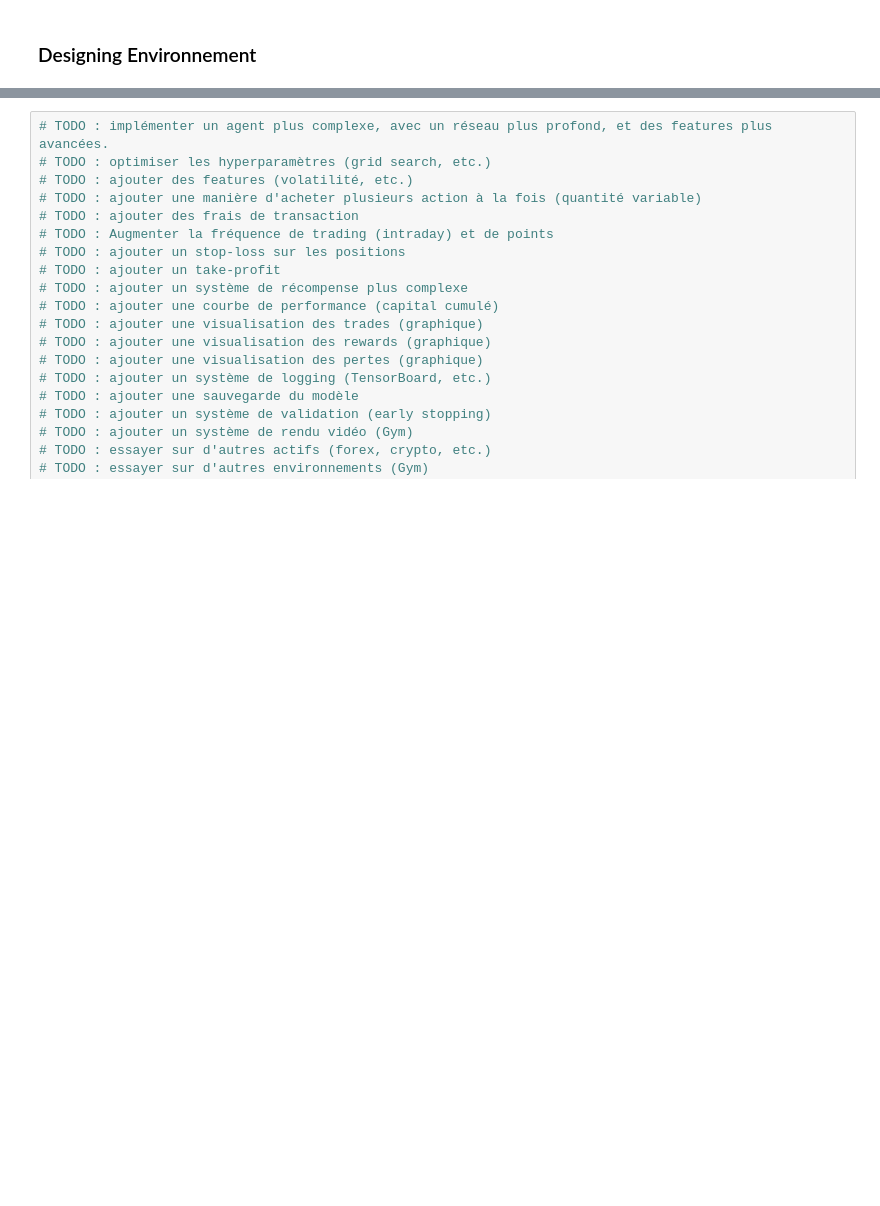
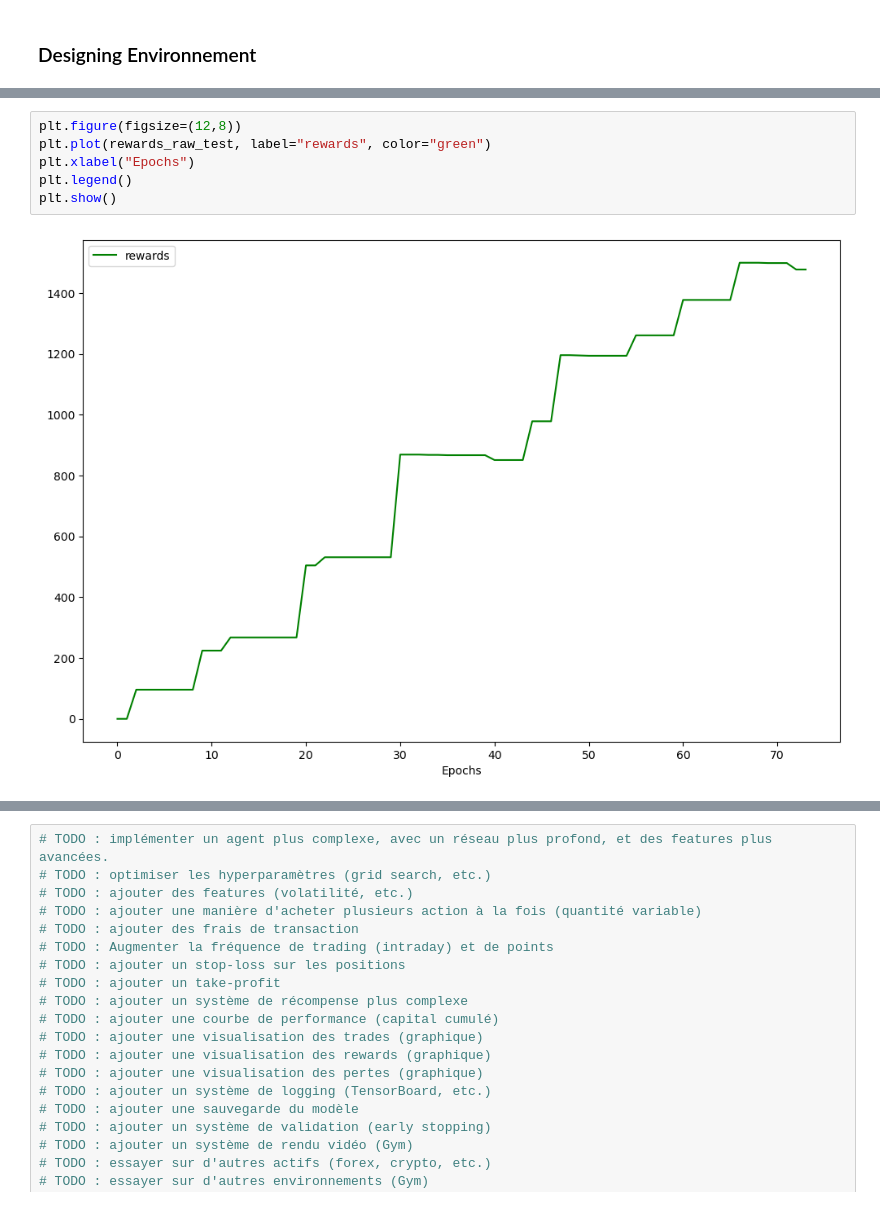
Before and after one commit to L4ncelin/Trading_bot_Reinforcement_learning, a Jupyter notebook: Notebooks/02_RL_main.ipynb, the cells around one changed output, grey strips where cells are left out. Saved outputs shown, nothing was run; the diff lists cells and outputs as text; blank space fills up the shorter version.

```diff
--- a/Notebooks/02_RL_main.ipynb
+++ b/Notebooks/02_RL_main.ipynb
@@ -539,0 +608,8 @@ Profit final : 26.990028381347656
+# %%
+plt.figure(figsize=(12,8))
+plt.plot(rewards_raw_test, label="rewards", color="green")
+plt.xlabel("Epochs")
+plt.legend()
+plt.show()
+# %% [output]
+[figure, added]
```
Also changed, not shown: parts of 16 cells of this notebook.
